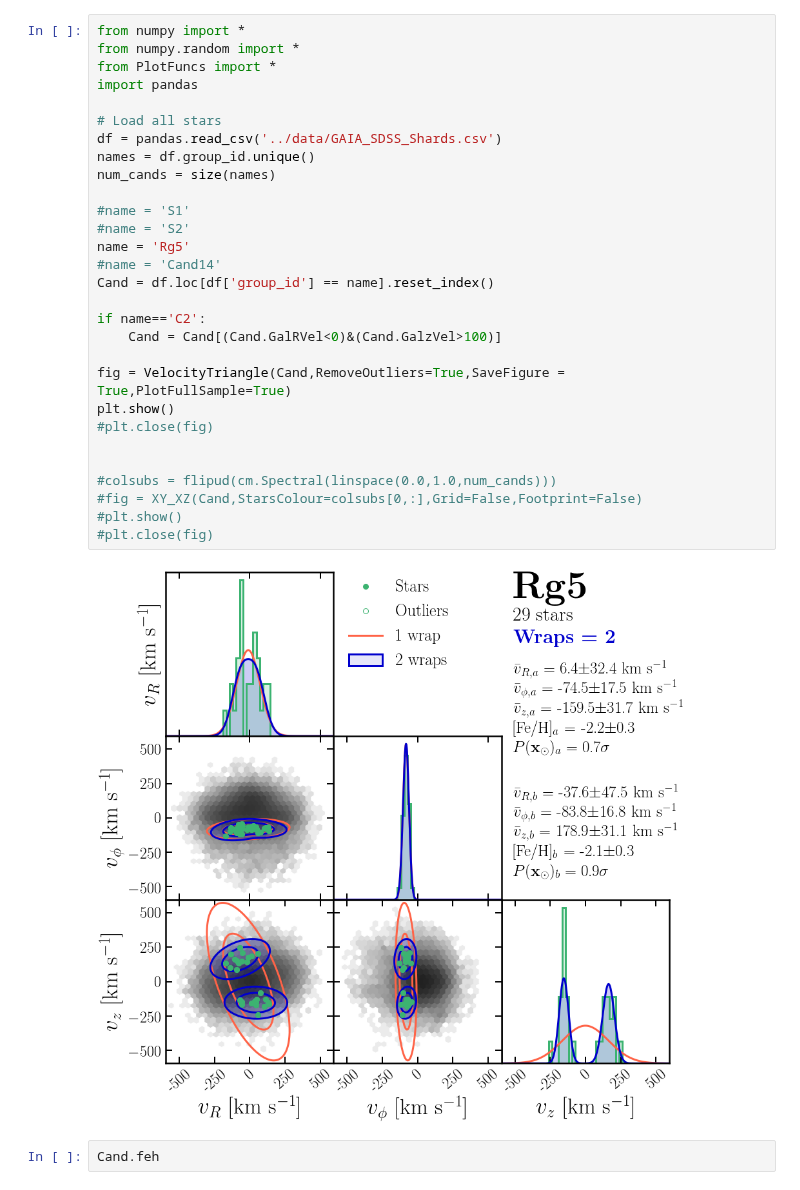
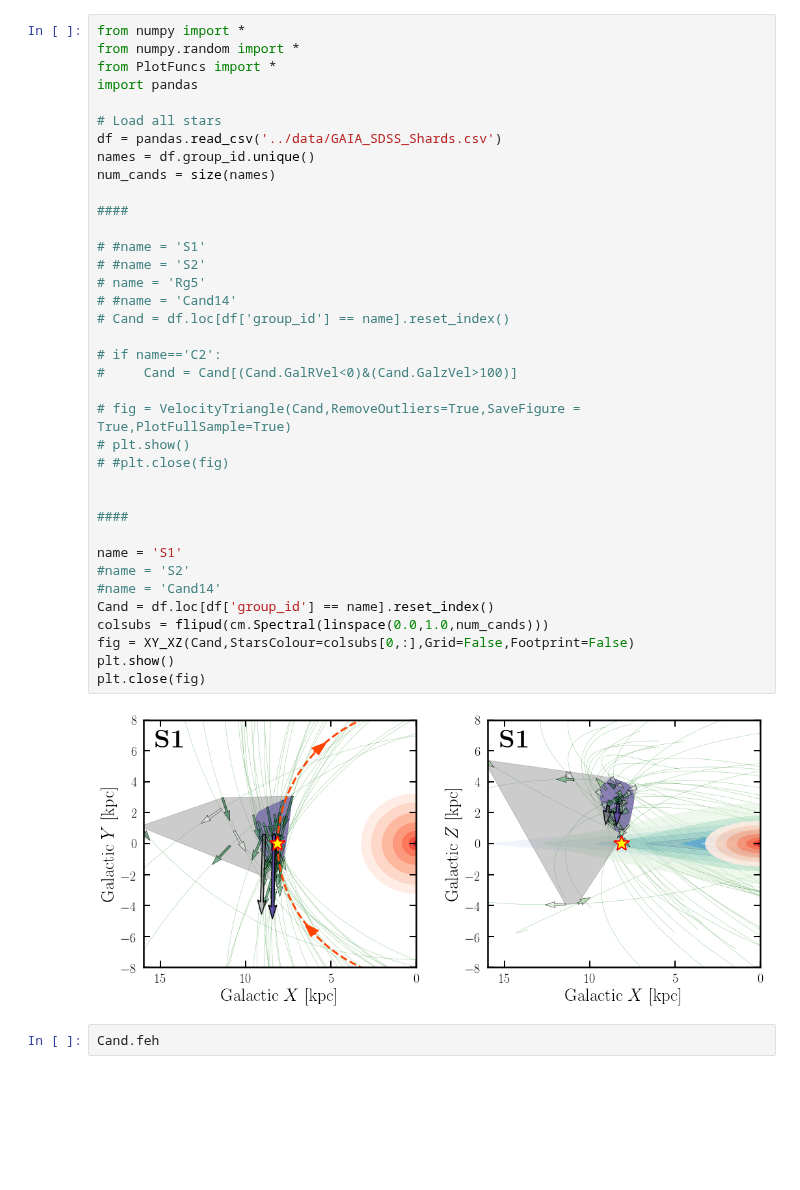
Before and after one commit to cajohare/DarkShards, a Jupyter notebook: code/Stars_GenerateAllPlots.ipynb, the cells around one changed output. Drawn from its saved outputs; the diff is of its cells as text; blank space fills up the shorter version.

```diff
--- a/code/Stars_GenerateAllPlots.ipynb
+++ b/code/Stars_GenerateAllPlots.ipynb
@@ -1,34 +1,42 @@
 # %%
 from numpy import *
 from numpy.random import *
 from PlotFuncs import *
 import pandas
 
 # Load all stars
 df = pandas.read_csv('../data/GAIA_SDSS_Shards.csv')
 names = df.group_id.unique()
 num_cands = size(names)
 
-#name = 'S1'
+####
+
+# #name = 'S1'
+# #name = 'S2'
+# name = 'Rg5'
+# #name = 'Cand14'
+# Cand = df.loc[df['group_id'] == name].reset_index()
+
+# if name=='C2':
+#     Cand = Cand[(Cand.GalRVel<0)&(Cand.GalzVel>100)]
+
+# fig = VelocityTriangle(Cand,RemoveOutliers=True,SaveFigure = True,PlotFullSample=True)
+# plt.show()
+# #plt.close(fig)
+
+
+####
+
+name = 'S1'
 #name = 'S2'
-name = 'Rg5'
 #name = 'Cand14'
 Cand = df.loc[df['group_id'] == name].reset_index()
-
-if name=='C2':
-    Cand = Cand[(Cand.GalRVel<0)&(Cand.GalzVel>100)]
-
-fig = VelocityTriangle(Cand,RemoveOutliers=True,SaveFigure = True,PlotFullSample=True)
+colsubs = flipud(cm.Spectral(linspace(0.0,1.0,num_cands)))
+fig = XY_XZ(Cand,StarsColour=colsubs[0,:],Grid=False,Footprint=False)
 plt.show()
-#plt.close(fig)
-
-
-#colsubs = flipud(cm.Spectral(linspace(0.0,1.0,num_cands)))
-#fig = XY_XZ(Cand,StarsColour=colsubs[0,:],Grid=False,Footprint=False)
-#plt.show()
-#plt.close(fig)
+plt.close(fig)
 # %% [output]
-[figure, old version]
+[figure, new version]
 # %%
 Cand.feh
 # %% [output]
```
Also changed, not shown: 4 other files.
